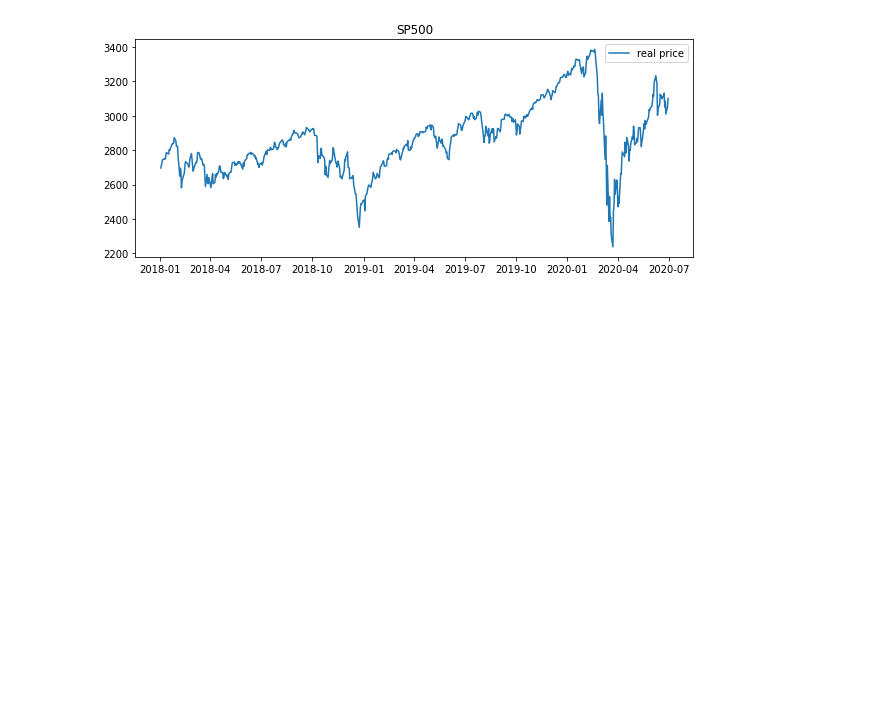
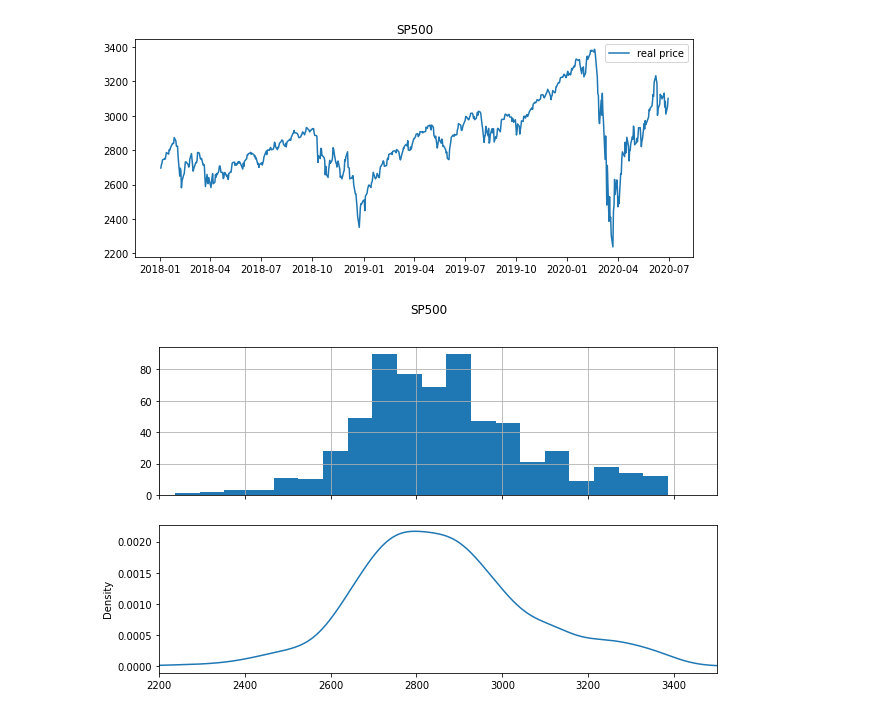
Before and after one commit to jbogocz/arima_garch, a Jupyter notebook: arima.ipynb, the cells around one changed output. Cells and saved outputs as stored; diff of their text form; code cells hidden in the pictures; blank space fills up the shorter version.

Commit message:
Histogram/density plots of time series

```diff
--- a/arima.ipynb
+++ b/arima.ipynb
@@ -54,3 +54,13 @@ plt.legend()
 plt.show()
 # %% [output]
 [figure]
+# %%
+# Histogram/density plots of time series
+fig, ax = plt.subplots(2, figsize=(10,6), sharex=True)
+fig.suptitle(symbol_name)
+df['Close'].hist(ax=ax[0], bins=20)
+df['Close'].plot(kind='kde', ax=ax[1])
+ax[0].set_xlim([2200,3500])
+plt.show()
+# %% [output]
+[figure, added]
```
